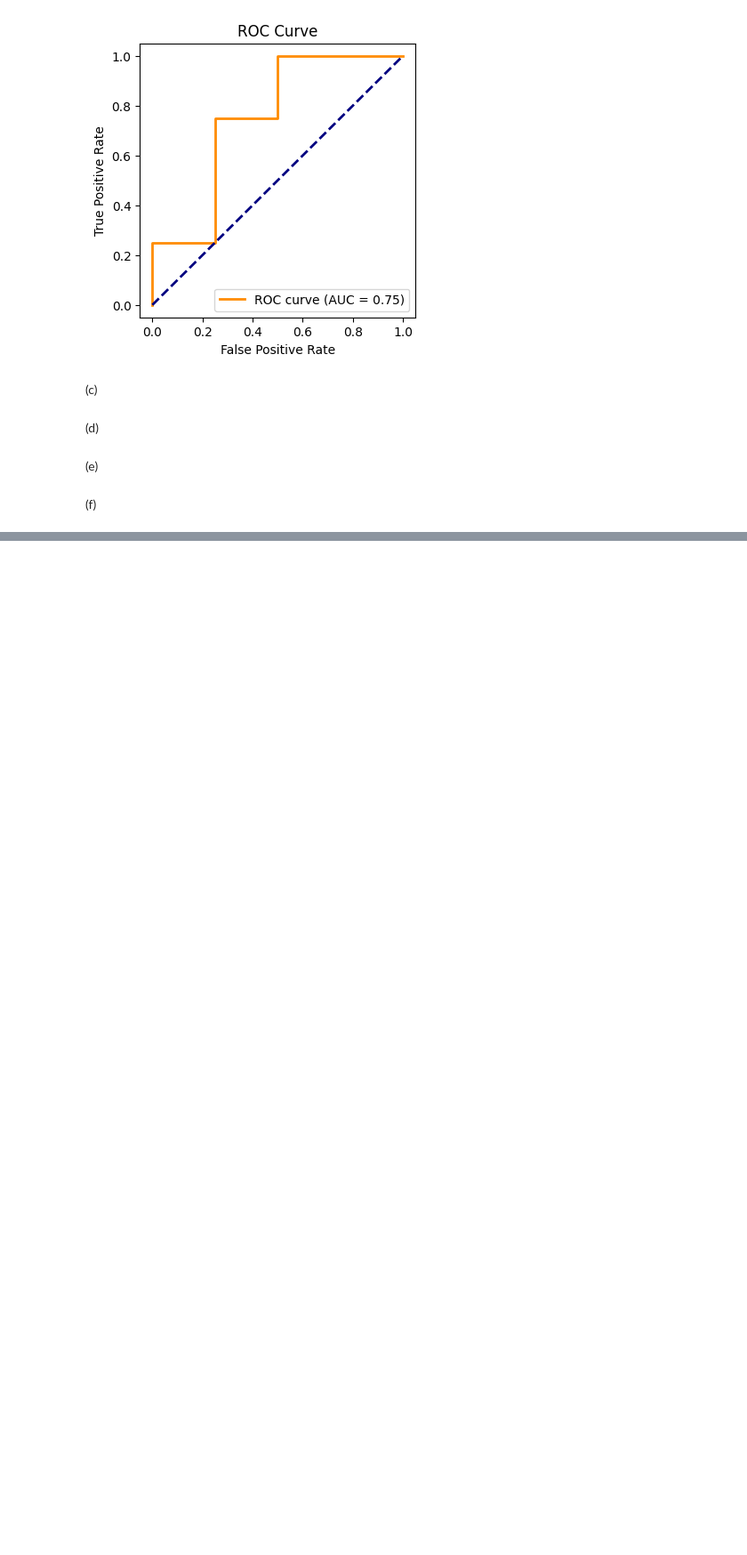
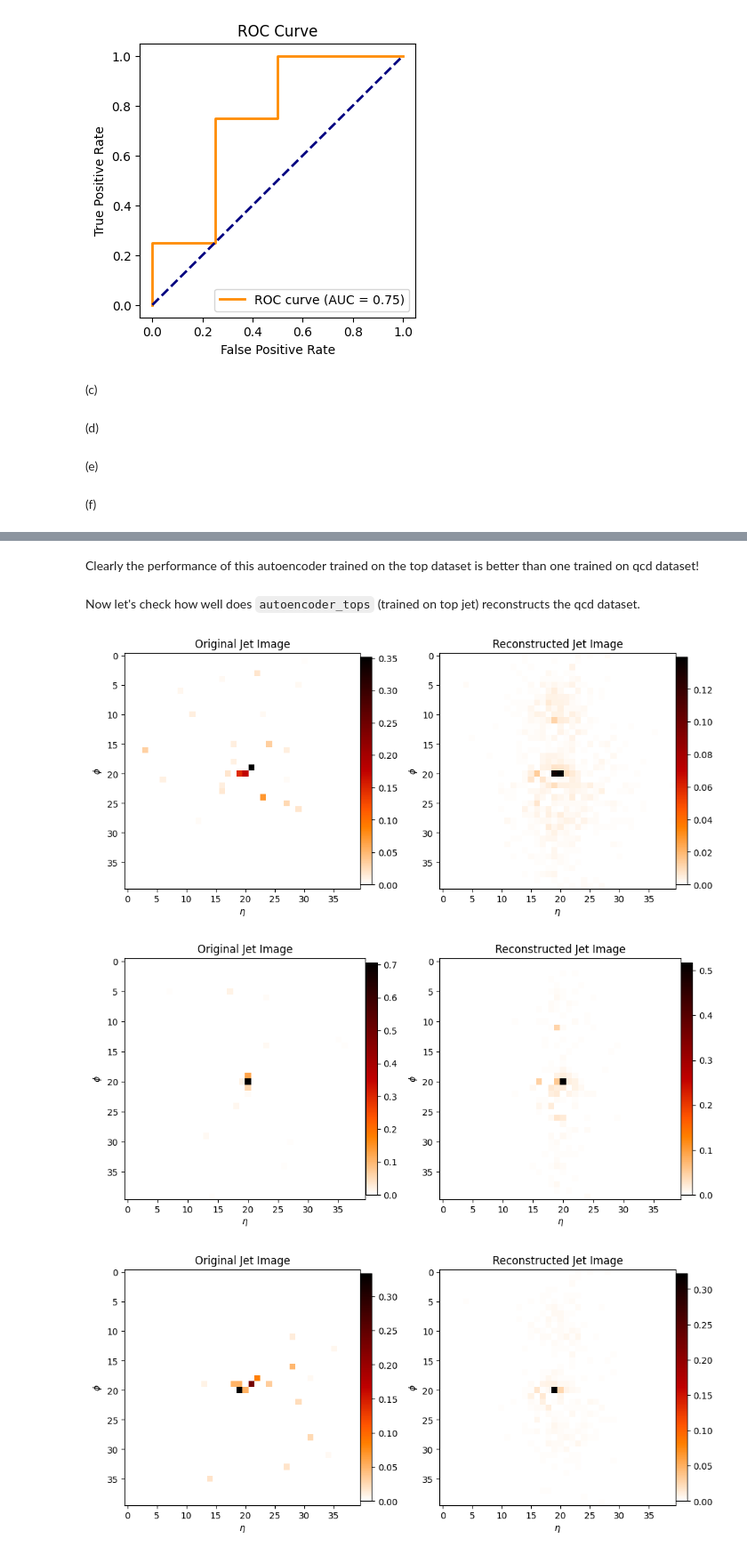
Before and after one commit to neelkanthrawat/mlph2023-Exercises, a Jupyter notebook: sheet08.ipynb, the cells around one changed output, grey strips where cells are left out. Shown at 89% size. Saved outputs shown, nothing was run; the diff lists cells and outputs as text; code cells hidden in the pictures; blank space fills up the shorter version.

```diff
--- a/sheet08.ipynb
+++ b/sheet08.ipynb
@@ -1011,0 +1129,12 @@ plt.show()
+# %% [markdown]
+Clearly the performance of this autoencoder trained on the top dataset is better than one trained on qcd dataset!
+# %% [markdown]
+Now let's check how well does `autoencoder_tops` (trained on top jet) reconstructs the qcd dataset.
+# %%
+visualize_reconstruction(model=autoencoder_tops, dataloader=qcd_dataloader_val,
+                         seed=10#seed_qcd_val,
+                         ,num_examples=4, device=device, intensity_factor=1)
+# %% [output]
+[figure, added]
+[figure, added]
+[figure, added]
```
Also changed, not shown: parts of 18 cells of this notebook.
